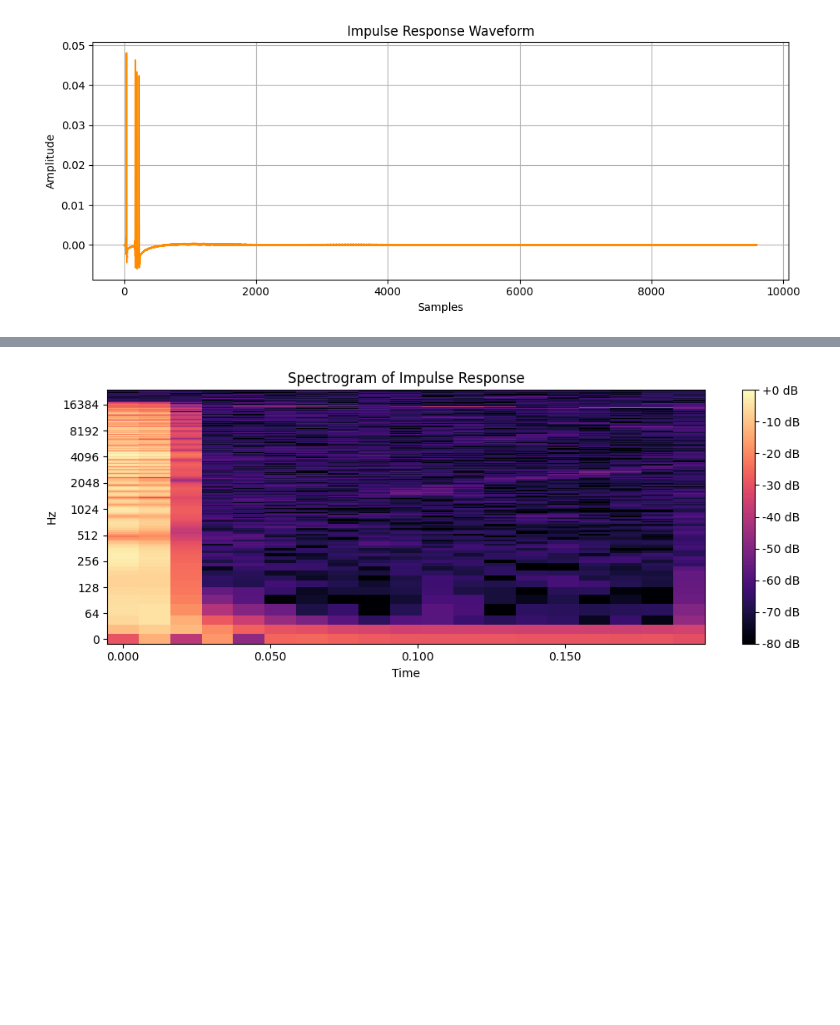
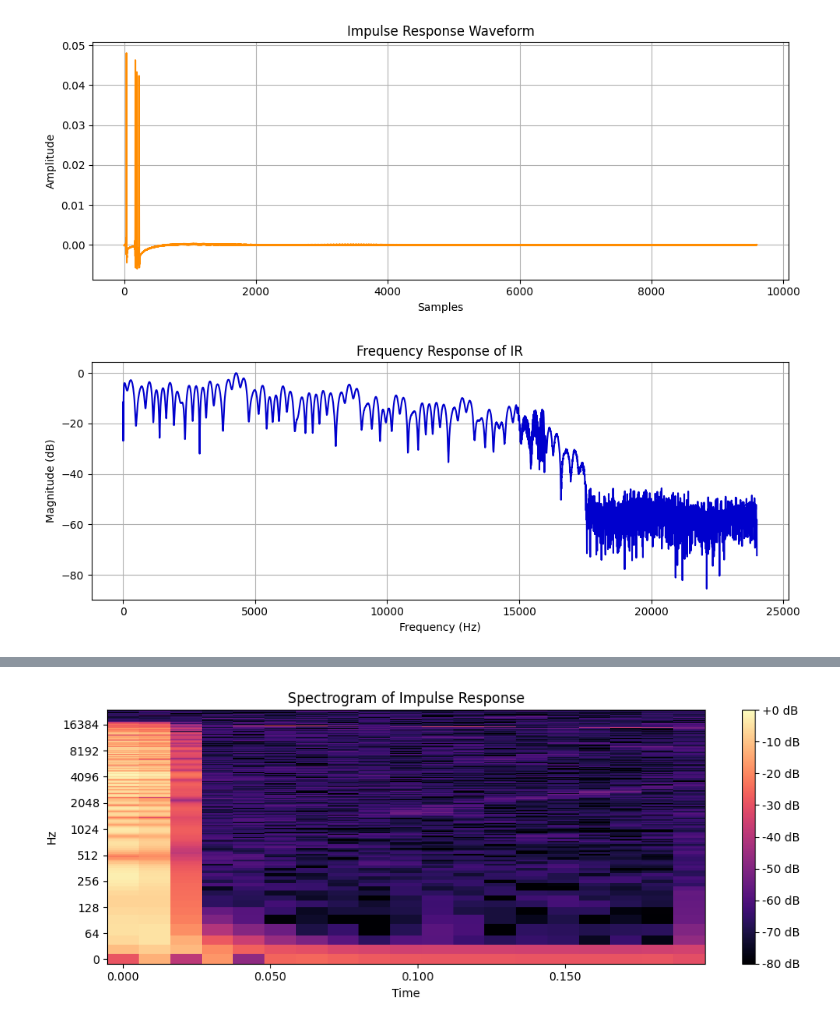
Before and after one commit to omega1119/dsp-ir, a Jupyter notebook: apply_ir.ipynb, the cells around one changed output, grey strips where cells are left out. Cells and saved outputs as stored; diff of their text form; code cells hidden in the pictures; blank space fills up the shorter version.

Commit message:
Frequency Responses

```diff
--- a/apply_ir.ipynb
+++ b/apply_ir.ipynb
@@ -31,3 +32,22 @@ plt.tight_layout()
 plt.show()
 # %% [output]
 [figure]
+# %%
+def plot_frequency_response(ir, sr, title="Frequency Response of IR"):
+    N = len(ir)
+    freq = rfftfreq(N, d=1/sr)
+    spectrum = np.abs(rfft(ir))
+    spectrum_db = 20 * np.log10(spectrum / np.max(spectrum))
+
+    plt.figure(figsize=(10, 4))
+    plt.plot(freq, spectrum_db, color='mediumblue')
+    plt.title(title)
+    plt.xlabel('Frequency (Hz)')
+    plt.ylabel('Magnitude (dB)')
+    plt.grid(True)
+    plt.tight_layout()
+    plt.show()
+
+plot_frequency_response(ir, ir_sr)
+# %% [output]
+[figure, added]
```
Also changed, not shown: parts of 2 cells of this notebook.
